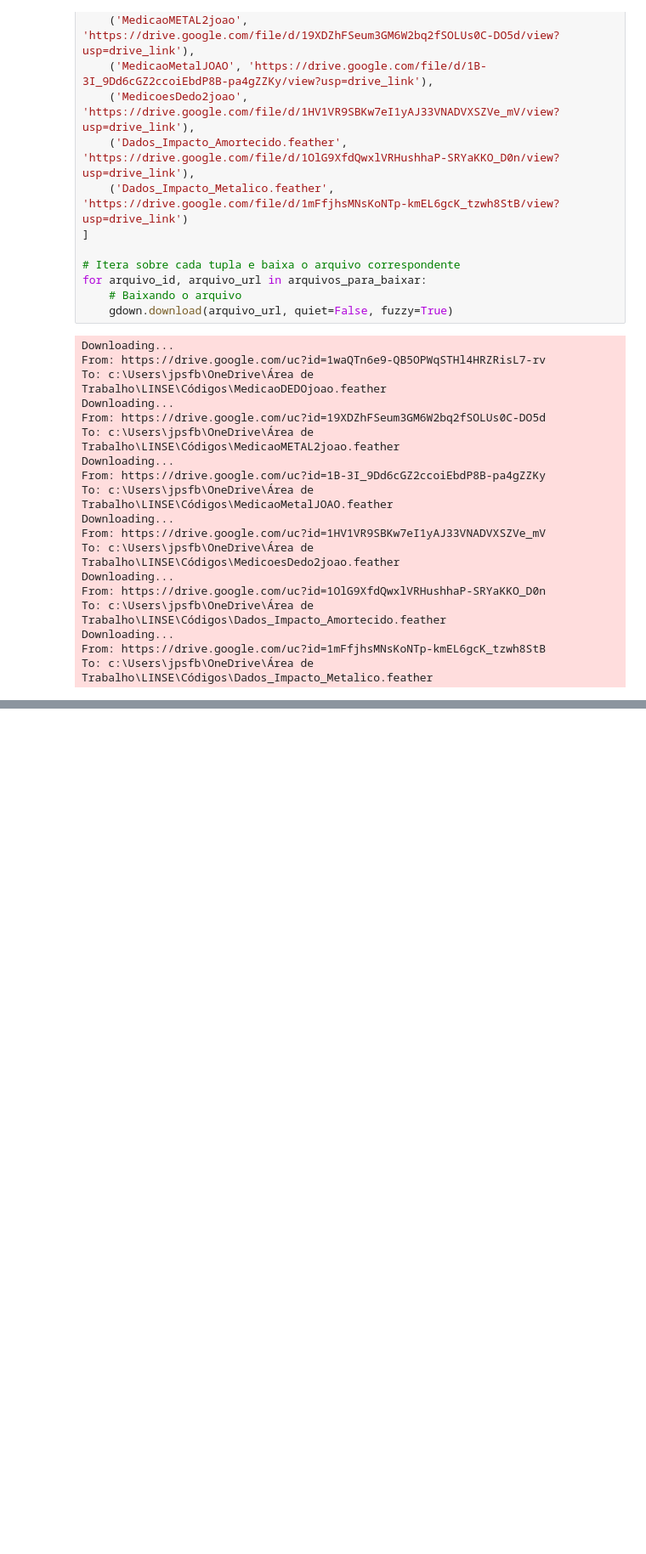
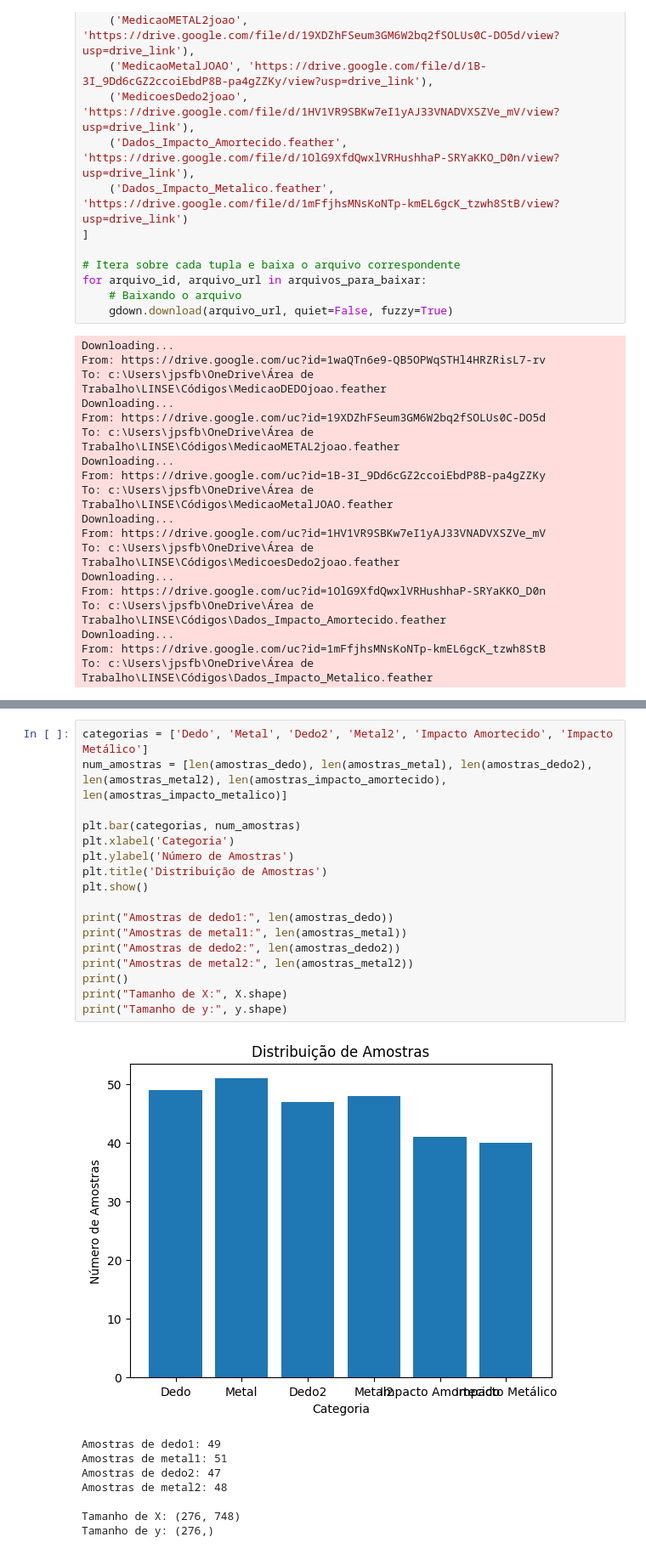
Before and after one commit to JP-Branco/Projeto-Linse, a Jupyter notebook: Dedo x Metal (Skt Learn).ipynb, the cells around one changed output, grey strips where cells are left out. Shown at 85% size. Saved outputs shown, nothing was run; the diff lists cells and outputs as text; blank space fills up the shorter version.

```diff
--- a/Dedo x Metal (Skt Learn).ipynb
+++ b/Dedo x Metal (Skt Learn).ipynb
@@ -663,0 +185,26 @@ Desvio padrão: 0.0357589007044657
+# %%
+categorias = ['Dedo', 'Metal', 'Dedo2', 'Metal2', 'Impacto Amortecido', 'Impacto Metálico']
+num_amostras = [len(amostras_dedo), len(amostras_metal), len(amostras_dedo2), len(amostras_metal2), len(amostras_impacto_amortecido), len(amostras_impacto_metalico)]
+
+plt.bar(categorias, num_amostras)
+plt.xlabel('Categoria')
+plt.ylabel('Número de Amostras')
+plt.title('Distribuição de Amostras')
+plt.show()
+
+print("Amostras de dedo1:", len(amostras_dedo))
+print("Amostras de metal1:", len(amostras_metal))
+print("Amostras de dedo2:", len(amostras_dedo2))
+print("Amostras de metal2:", len(amostras_metal2))
+print()
+print("Tamanho de X:", X.shape)
+print("Tamanho de y:", y.shape)
+# %% [output]
+[figure, added]
+Amostras de dedo1: 49
+Amostras de metal1: 51
+Amostras de dedo2: 47
+Amostras de metal2: 48
+
+Tamanho de X: (276, 748)
+Tamanho de y: (276,)
```
Also changed, not shown: parts of 59 cells of this notebook, 3 other files.
